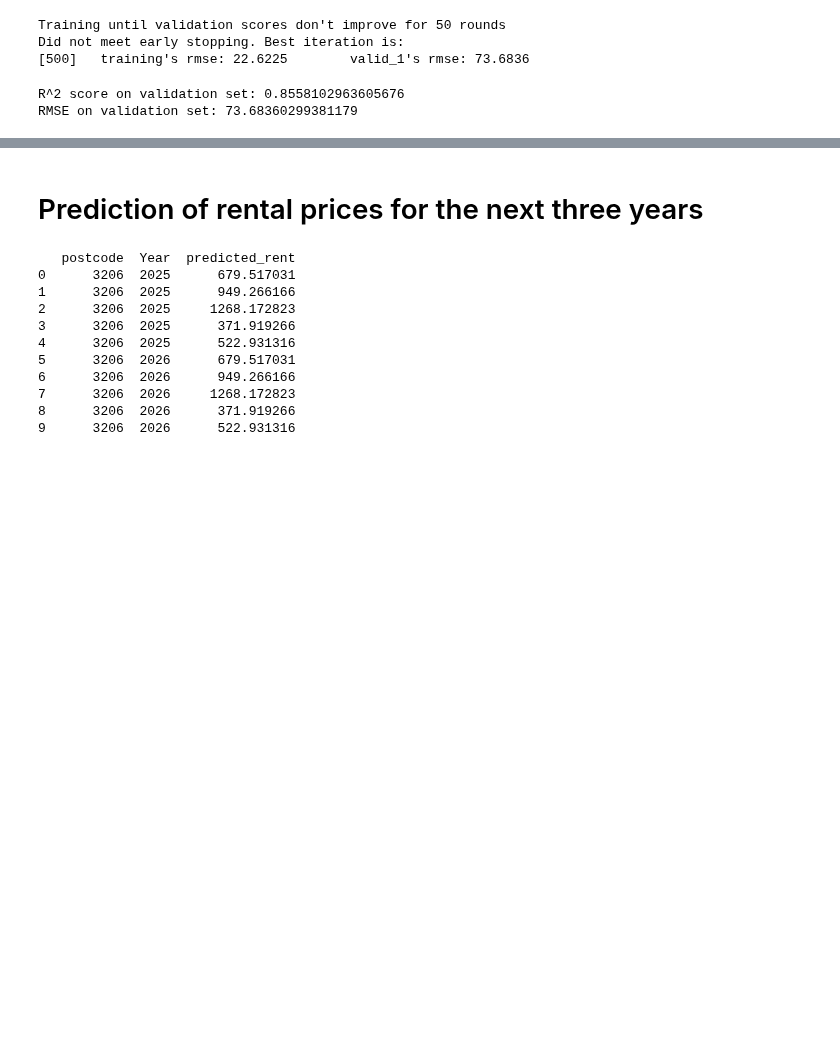
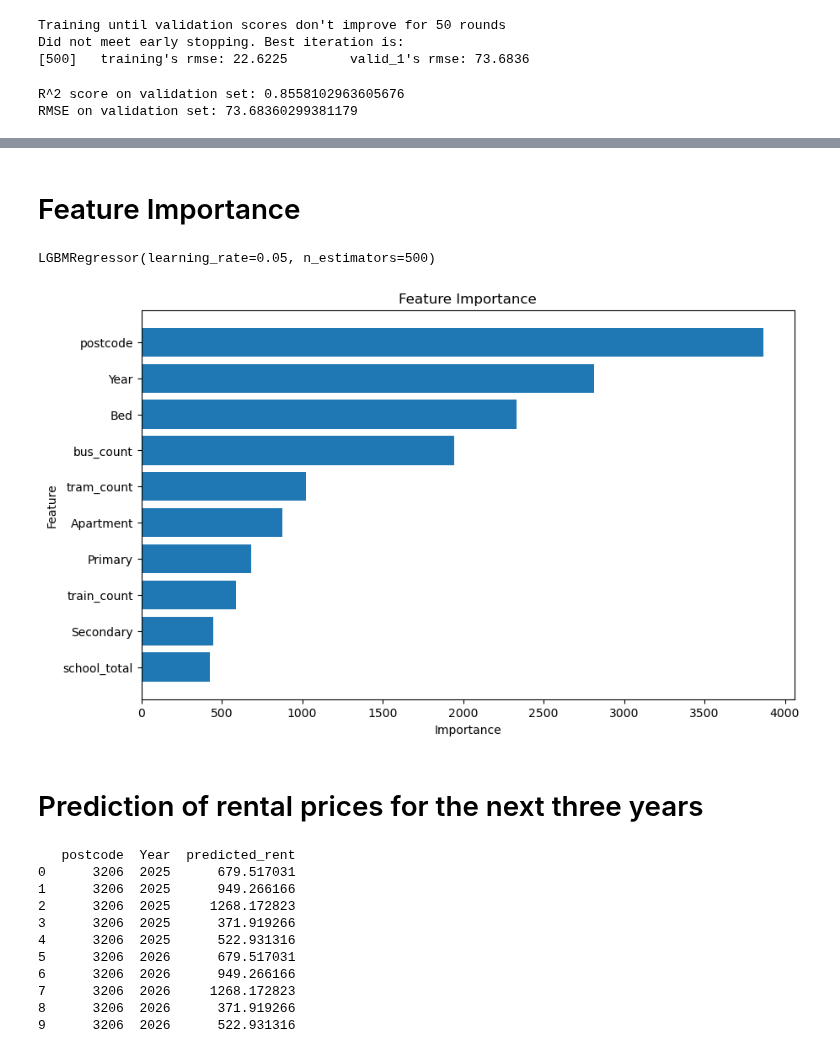
Before and after one commit to MAST30034-AppliedDataScience/project-2-group-real-estate-industry-project-16, a Jupyter notebook: models/LightGBM.ipynb, the cells around one changed output, grey strips where cells are left out. Drawn from its saved outputs; the diff is of its cells as text; code cells hidden in the pictures; blank space fills up the shorter version.

```diff
--- a/models/LightGBM.ipynb
+++ b/models/LightGBM.ipynb
@@ -85,3 +128,33 @@ RMSE on validation set: 73.68360299381179
+# %% [markdown]
+# Feature Importance
+# %%
+model.fit(X_train, y_train)
+# %% [output]
+LGBMRegressor(learning_rate=0.05, n_estimators=500)
+# %%
+import pandas as pd
+import matplotlib.pyplot as plt
+
+# Extraction feature importance
+importance = model.feature_importances_
+feature_names = X_train.columns
+
+# Create a DataFrame to demonstrate the importance of the feature
+feature_importance_df = pd.DataFrame({
+    'Feature': feature_names,
+    'Importance': importance
+}).sort_values(by='Importance', ascending=False)
+
+# Visual feature importance
+plt.figure(figsize=(10, 6))
+plt.barh(feature_importance_df['Feature'], feature_importance_df['Importance'])
+plt.title('Feature Importance')
+plt.xlabel('Importance')
+plt.ylabel('Feature')
+plt.gca().invert_yaxis()
+plt.show()
+# %% [output]
+[figure, added]
 # %% [markdown]
 # Prediction of rental prices for the next three years
 # %%
```
Also changed, not shown: parts of 6 cells of this notebook, 1 other file.
